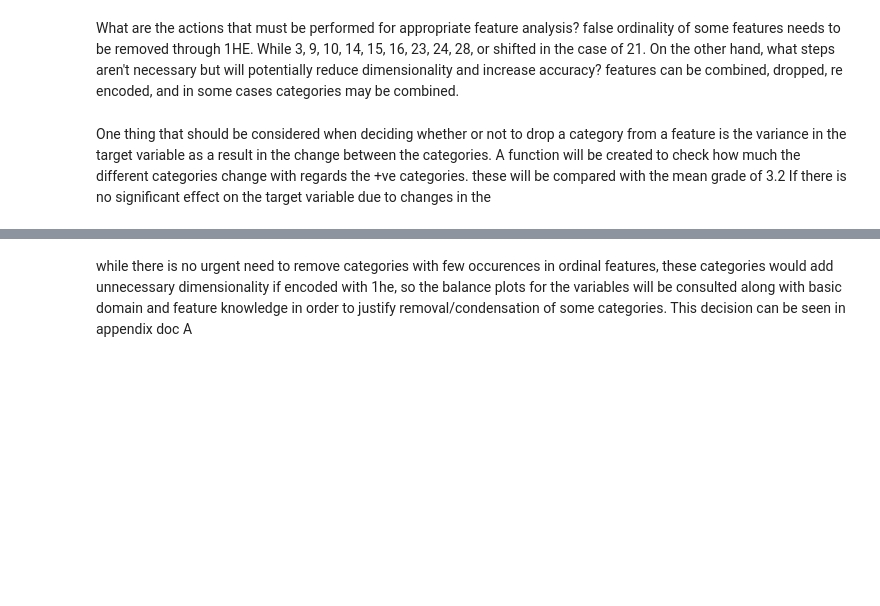
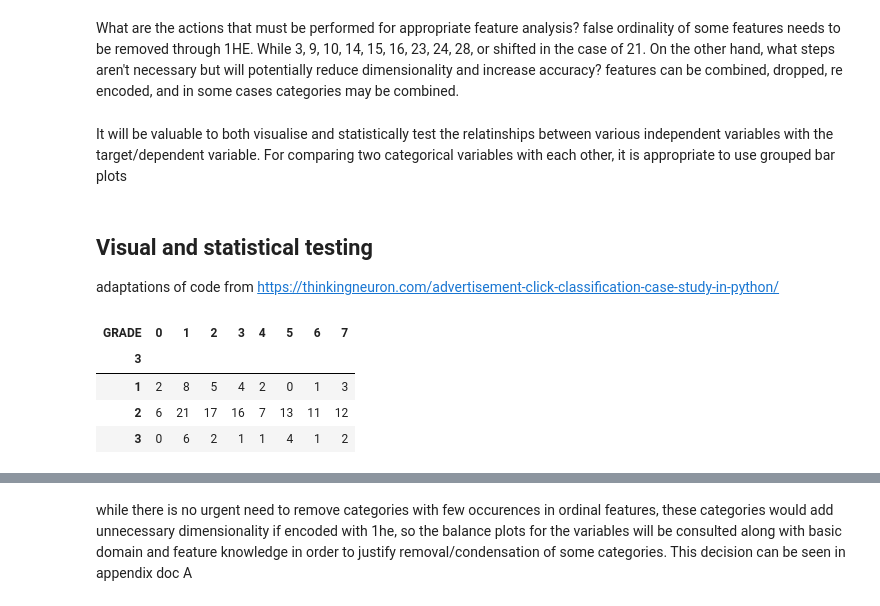
Before and after one commit to milooranm/TraditionalvsCausalAnalytics, a Jupyter notebook: Students.ipynb, the cells around one changed output, grey strips where cells are left out. Drawn from its saved outputs; the diff is of its cells as text; code cells hidden in the pictures; blank space fills up the shorter version.

```diff
--- a/Students.ipynb
+++ b/Students.ipynb
@@ -338,5 +338,3 @@ On the other hand, what  steps aren't necessary but will potentially reduce dime
 # %%
 # for row 21 re order the encoding
 df["21"] = df["21"].replace({1:3, 2:1, 3:2})
-# %% [markdown]
-One thing that should be considered when deciding whether or not to drop a category from a feature is the variance in the target variable as a result in the change between the categories. A function will be created to check how much the different categories change with regards the +ve categories. these will be compared with the mean grade of 3.2 If there is no significant effect on the target variable due to changes in the
@@ -347,0 +341,13 @@ def get_var(column,)
+# %% [markdown]
+It will be valuable to both visualise and statistically test the relatinships between various independent variables with the target/dependent variable. For comparing two categorical variables with each other, it is appropriate to use grouped bar plots
+# %% [markdown]
+## Visual and statistical testing
+adaptations of code from https://thinkingneuron.com/advertisement-click-classification-case-study-in-python/
+# %%
+pd.crosstab(index=df['3'], columns=df['GRADE'])
+# %% [output]
+| GRADE | 0 | 1 | 2 | 3 | 4 | 5 | 6 | 7 |
+| 3 |  |  |  |  |  |  |  |  |
+| 1 | 2 | 8 | 5 | 4 | 2 | 0 | 1 | 3 |
+| 2 | 6 | 21 | 17 | 16 | 7 | 13 | 11 | 12 |
+| 3 | 0 | 6 | 2 | 1 | 1 | 4 | 1 | 2 |
```
Also changed, not shown: parts of 11 cells of this notebook.
